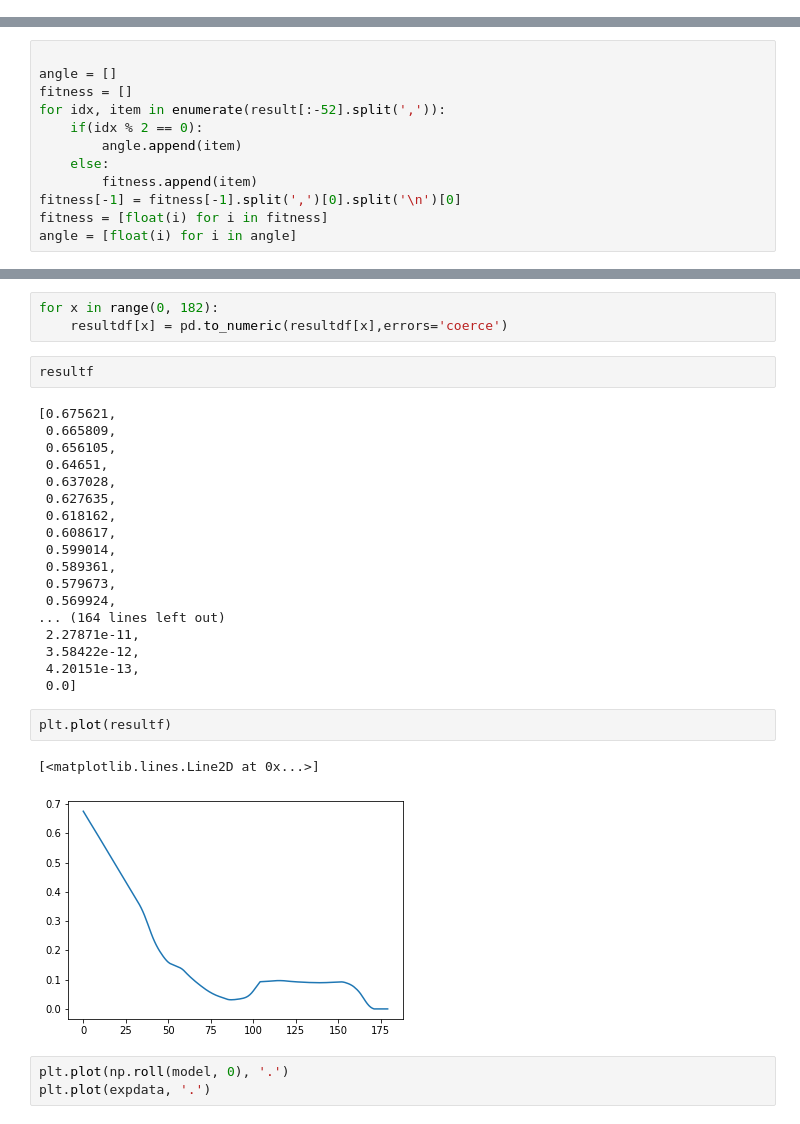
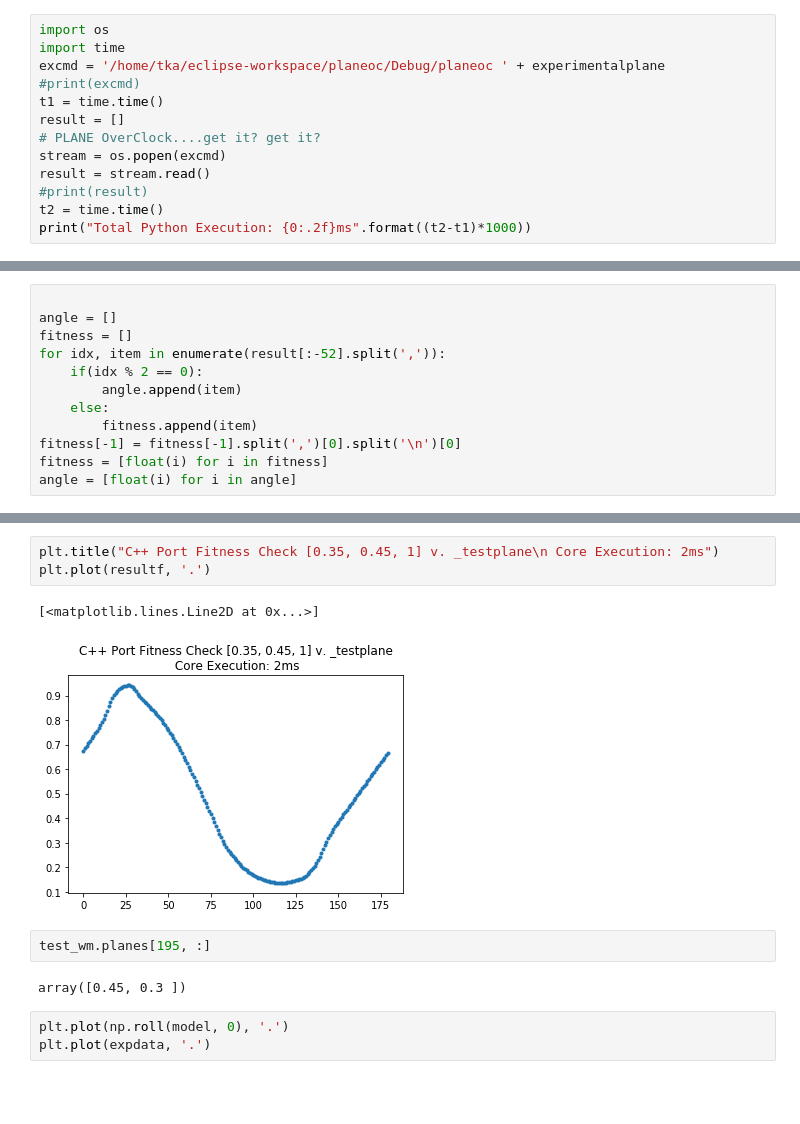
Before and after one commit to TKAles/visu, a Jupyter notebook: POC/C++ Critical Test Harness.ipynb, the cells around one changed output, grey strips where cells are left out. Drawn from its saved outputs; the diff is of its cells as text; blank space fills up the shorter version.

```diff
--- a/POC/C++ Critical Test Harness.ipynb
+++ b/POC/C++ Critical Test Harness.ipynb
@@ -55,0 +36,13 @@ C++ Execution time is 5ms.
+# %%
+import os
+import time
+excmd = '/home/tka/eclipse-workspace/planeoc/Debug/planeoc ' + experimentalplane
+#print(excmd)
+t1 = time.time()
+result = []
+# PLANE OverClock....get it? get it?
+stream = os.popen(excmd)
+result = stream.read()
+#print(result)
+t2 = time.time()
+print("Total Python Execution: {0:.2f}ms".format((t2-t1)*1000))
@@ -78,31 +75,13 @@ plt.ylim(0, 2)
-# %%
-for x in range(0, 182):
-    resultdf[x] = pd.to_numeric(resultdf[x],errors='coerce')
-# %%
-resultf
-# %% [output]
-[0.675621,
- 0.665809,
- 0.656105,
- 0.64651,
- 0.637028,
- 0.627635,
- 0.618162,
- 0.608617,
- 0.599014,
- 0.589361,
- 0.579673,
- 0.569924,
-... (164 lines left out)
- 2.27871e-11,
- 3.58422e-12,
- 4.20151e-13,
- 0.0]
-# %%
-plt.plot(resultf)
-# %% [output]
-[<matplotlib.lines.Line2D at 0x...>]
-[figure, removed]
+# %%
+plt.title("C++ Port Fitness Check [0.35, 0.45, 1] v. _testplane\n Core Execution: 2ms")
+plt.plot(resultf, '.')
+# %% [output]
+[<matplotlib.lines.Line2D at 0x...>]
+[figure, added]
+# %%
+test_wm.planes[195, :]
+# %% [output]
+array([0.45, 0.3 ])
 # %%
 plt.plot(np.roll(model, 0), '.')
 plt.plot(expdata, '.')
```
Also changed, not shown: parts of 5 cells of this notebook, 9 other files.
